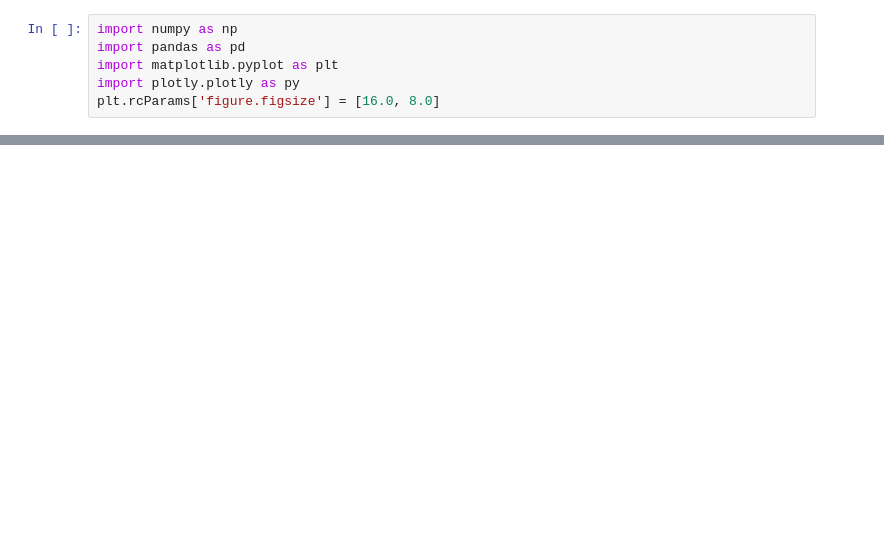
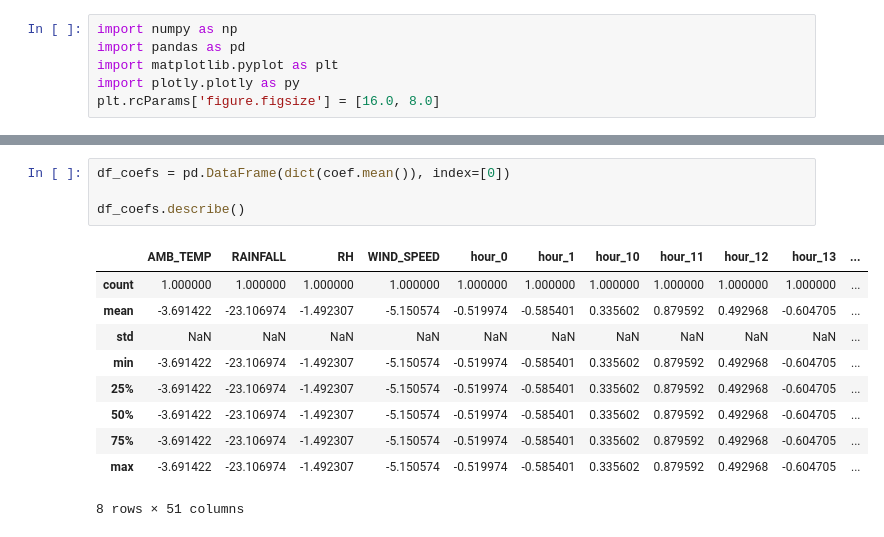
Before and after one commit to qop455/air-polution, a Jupyter notebook: visulization/visulize.ipynb, the cells around one changed output, grey strips where cells are left out. Cells and saved outputs as stored; diff of their text form; blank space fills up the shorter version.

```diff
--- a/visulization/visulize.ipynb
+++ b/visulization/visulize.ipynb
@@ -48,0 +42,15 @@ for target in targets:
+# %%
+df_coefs = pd.DataFrame(dict(coef.mean()), index=[0])
+
+df_coefs.describe()
+# %% [output]
+|  | AMB_TEMP | RAINFALL | RH | WIND_SPEED | hour_0 | hour_1 | hour_10 | hour_11 | hour_12 | hour_13 | ... |
+| count | 1.000000 | 1.000000 | 1.000000 | 1.000000 | 1.000000 | 1.000000 | 1.000000 | 1.000000 | 1.000000 | 1.000000 | ... |
+| mean | -3.691422 | -23.106974 | -1.492307 | -5.150574 | -0.519974 | -0.585401 | 0.335602 | 0.879592 | 0.492968 | -0.604705 | ... |
+| std | NaN | NaN | NaN | NaN | NaN | NaN | NaN | NaN | NaN | NaN | ... |
+| min | -3.691422 | -23.106974 | -1.492307 | -5.150574 | -0.519974 | -0.585401 | 0.335602 | 0.879592 | 0.492968 | -0.604705 | ... |
+| 25% | -3.691422 | -23.106974 | -1.492307 | -5.150574 | -0.519974 | -0.585401 | 0.335602 | 0.879592 | 0.492968 | -0.604705 | ... |
+| 50% | -3.691422 | -23.106974 | -1.492307 | -5.150574 | -0.519974 | -0.585401 | 0.335602 | 0.879592 | 0.492968 | -0.604705 | ... |
+| 75% | -3.691422 | -23.106974 | -1.492307 | -5.150574 | -0.519974 | -0.585401 | 0.335602 | 0.879592 | 0.492968 | -0.604705 | ... |
+| max | -3.691422 | -23.106974 | -1.492307 | -5.150574 | -0.519974 | -0.585401 | 0.335602 | 0.879592 | 0.492968 | -0.604705 | ... |
+8 rows × 51 columns
```
Also changed, not shown: parts of 7 cells of this notebook, 4 other files.
